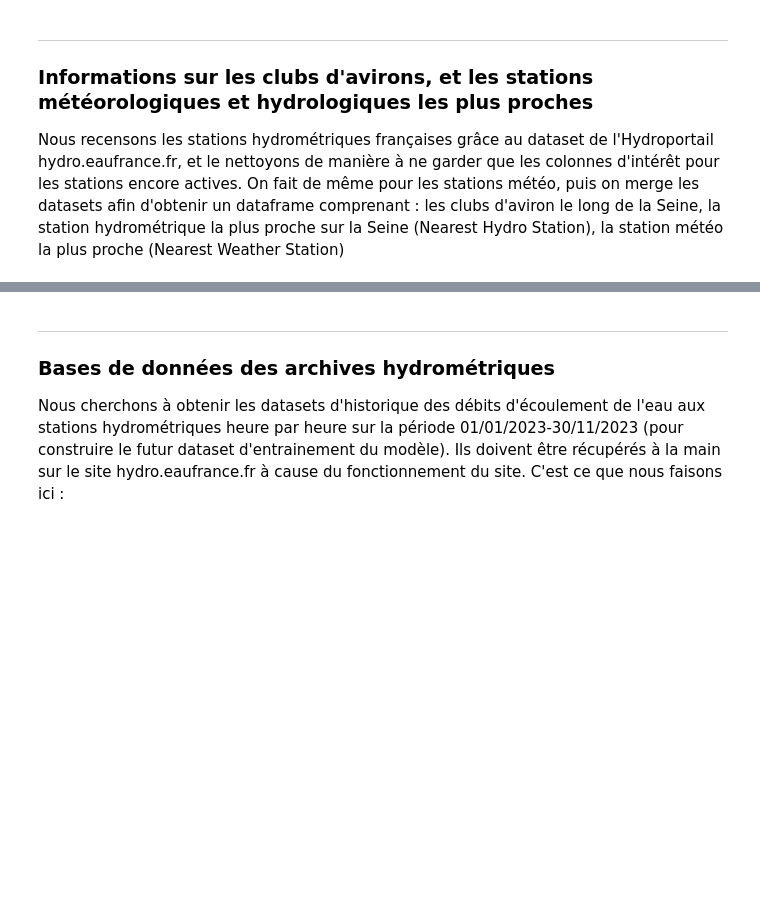
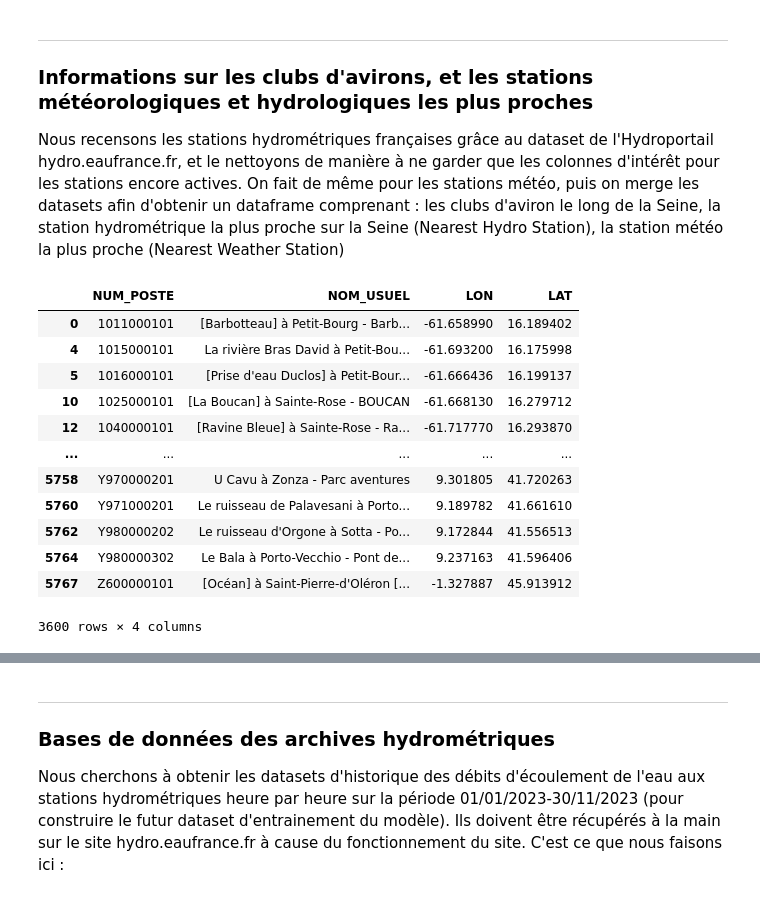
Before and after one commit to vadim-gisserot/Projet-de-Python-Leroux-Gisserot, a Jupyter notebook: notebooks/Compte-rendu de l'analyse.ipynb, the cells around one changed output, grey strips where cells are left out. Cells and saved outputs as stored; diff of their text form; code cells hidden in the pictures; blank space fills up the shorter version.

```diff
--- a/notebooks/Compte-rendu de l'analyse.ipynb
+++ b/notebooks/Compte-rendu de l'analyse.ipynb
@@ -128,9 +129,24 @@ Nous recensons les stations hydrométriques françaises grâce au dataset de l'H
 # %%
 #Recensement des stations hydrométriques françaises
 liste_stations_hydro = pd.read_csv('/home/onyxia/work/Projet-de-Python-Leroux-Gisserot/data/liste-stations.csv', sep=';', header=0)
 liste_stations_hydro = liste_stations_hydro.rename(columns={'cdentite': 'NUM_POSTE', 'lbstationhydro': 'NOM_USUEL', 'longitude': 'LON', 'latitude': 'LAT'})
 liste_stations_hydro = liste_stations_hydro[~liste_stations_hydro["dtfermeture"].notna()] #Filtration des stations hydrométriques encore en activité
 liste_stations_hydro = liste_stations_hydro.drop(['typestation', 'dtmiseservice', 'dtfermeture'], axis=1) #liste des stations françaises avec les colonnes d'intérêt
+liste_stations_hydro
+# %% [output]
+|  | NUM_POSTE | NOM_USUEL | LON | LAT |
+| 0 | 1011000101 | [Barbotteau] à Petit-Bourg - Barb... | -61.658990 | 16.189402 |
+| 4 | 1015000101 | La rivière Bras David à Petit-Bou... | -61.693200 | 16.175998 |
+| 5 | 1016000101 | [Prise d'eau Duclos] à Petit-Bour... | -61.666436 | 16.199137 |
+| 10 | 1025000101 | [La Boucan] à Sainte-Rose - BOUCAN | -61.668130 | 16.279712 |
+| 12 | 1040000101 | [Ravine Bleue] à Sainte-Rose - Ra... | -61.717770 | 16.293870 |
+| ... | ... | ... | ... | ... |
+| 5758 | Y970000201 | U Cavu à Zonza - Parc aventures | 9.301805 | 41.720263 |
+| 5760 | Y971000201 | Le ruisseau de Palavesani à Porto... | 9.189782 | 41.661610 |
+| 5762 | Y980000202 | Le ruisseau d'Orgone à Sotta - Po... | 9.172844 | 41.556513 |
+| 5764 | Y980000302 | Le Bala à Porto-Vecchio - Pont de... | 9.237163 | 41.596406 |
+| 5767 | Z600000101 | [Océan] à Saint-Pierre-d'Oléron [... | -1.327887 | 45.913912 |
+3600 rows × 4 columns
 # %%
 #Ajout de la station météo la plus proche
 stations_meteo_clubs = add_station_info_to_clubs(clubs_aviron, meteo_horaire, filter_keyboard=None)
```
Also changed, not shown: parts of 36 cells of this notebook, 2 other files.
